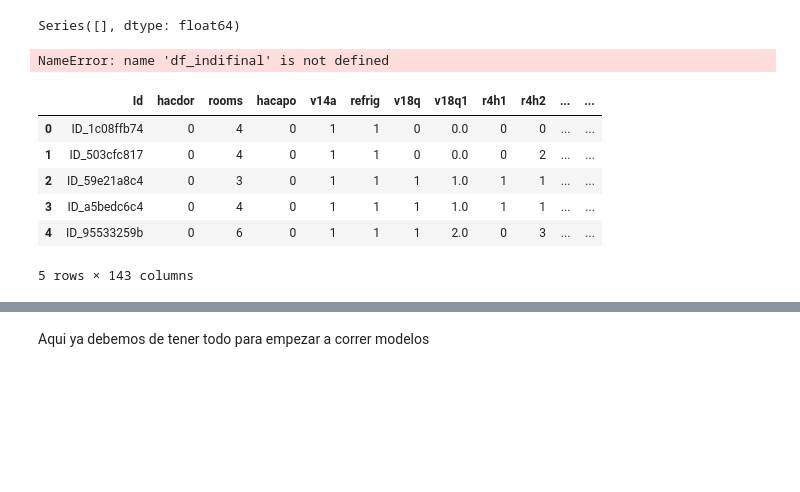
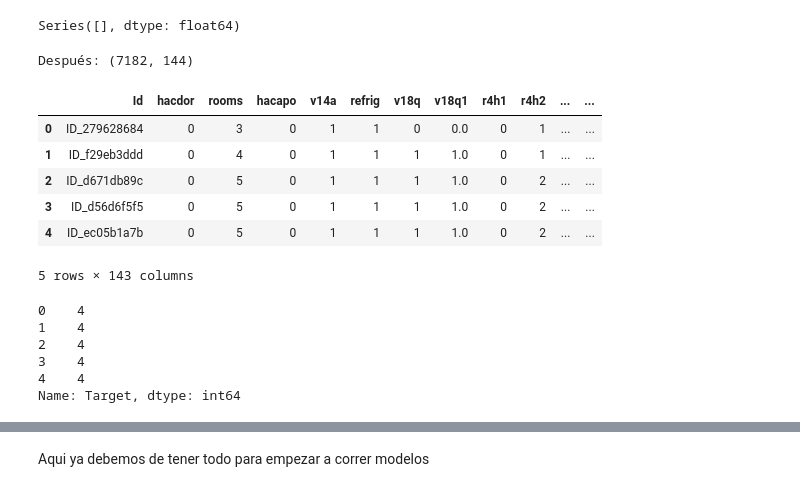
Before and after one commit to Juanfe2429/Sandbox_HE-_JuanDuque, a Jupyter notebook: Taller 1.ipynb, the cells around one changed output, grey strips where cells are left out. Cells and saved outputs as stored; diff of their text form; code cells hidden in the pictures; blank space fills up the shorter version.

```diff
--- a/Taller 1.ipynb
+++ b/Taller 1.ipynb
@@ -208,17 +240,26 @@ data = df_indifinal.dropna()
 
 print("Después:", data.shape)
 
-X = data.drop(columns='Target')
-y = data['Target']
+X_prev = data.drop(columns='Target')
+y_prev = data['Target']
 # %% [output]
-NameError: name 'df_indifinal' is not defined
+Después: (7182, 144)
 # %%
-X.head()
+X_prev.head()
 # %% [output]
 |  | Id | hacdor | rooms | hacapo | v14a | refrig | v18q | v18q1 | r4h1 | r4h2 | ... | ... |
-| 0 | ID_1c08ffb74 | 0 | 4 | 0 | 1 | 1 | 0 | 0.0 | 0 | 0 | ... | ... |
-| 1 | ID_503cfc817 | 0 | 4 | 0 | 1 | 1 | 0 | 0.0 | 0 | 2 | ... | ... |
-| 2 | ID_59e21a8c4 | 0 | 3 | 0 | 1 | 1 | 1 | 1.0 | 1 | 1 | ... | ... |
-| 3 | ID_a5bedc6c4 | 0 | 4 | 0 | 1 | 1 | 1 | 1.0 | 1 | 1 | ... | ... |
-| 4 | ID_95533259b | 0 | 6 | 0 | 1 | 1 | 1 | 2.0 | 0 | 3 | ... | ... |
+| 0 | ID_279628684 | 0 | 3 | 0 | 1 | 1 | 0 | 0.0 | 0 | 1 | ... | ... |
+| 1 | ID_f29eb3ddd | 0 | 4 | 0 | 1 | 1 | 1 | 1.0 | 0 | 1 | ... | ... |
+| 2 | ID_d671db89c | 0 | 5 | 0 | 1 | 1 | 1 | 1.0 | 0 | 2 | ... | ... |
+| 3 | ID_d56d6f5f5 | 0 | 5 | 0 | 1 | 1 | 1 | 1.0 | 0 | 2 | ... | ... |
+| 4 | ID_ec05b1a7b | 0 | 5 | 0 | 1 | 1 | 1 | 1.0 | 0 | 2 | ... | ... |
 5 rows × 143 columns
+# %%
+y_prev.head()
+# %% [output]
+0    4
+1    4
+2    4
+3    4
+4    4
+Name: Target, dtype: int64
```
Also changed, not shown: parts of 83 cells of this notebook, 5 other files.
